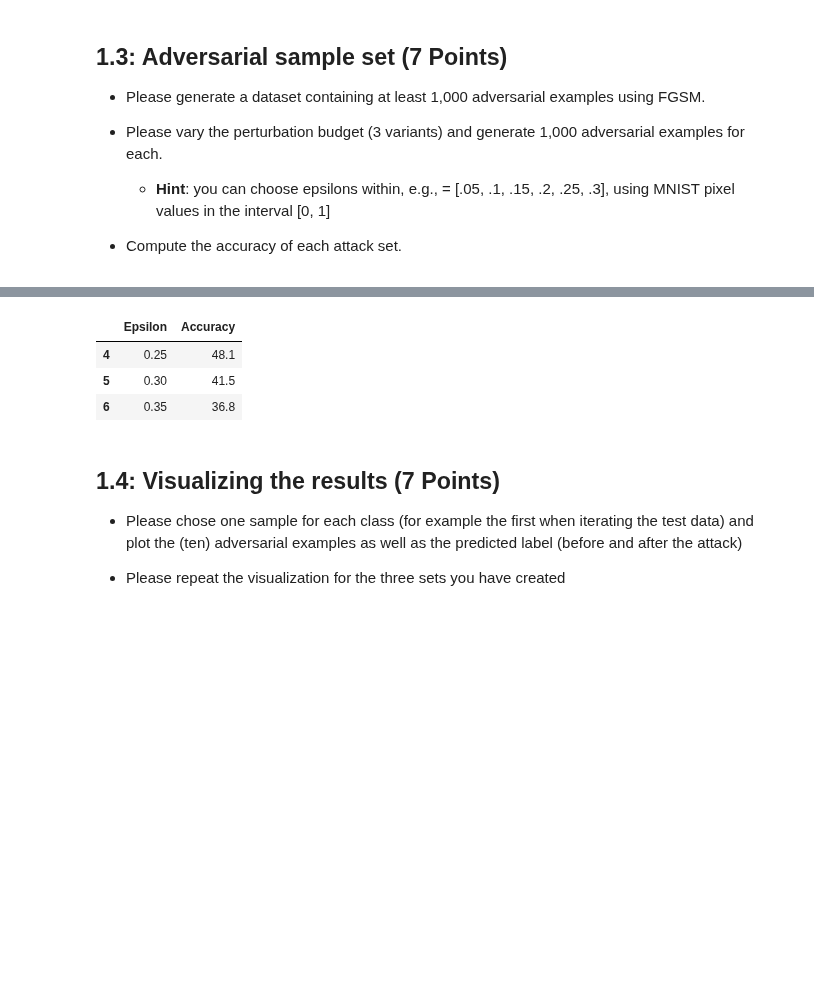
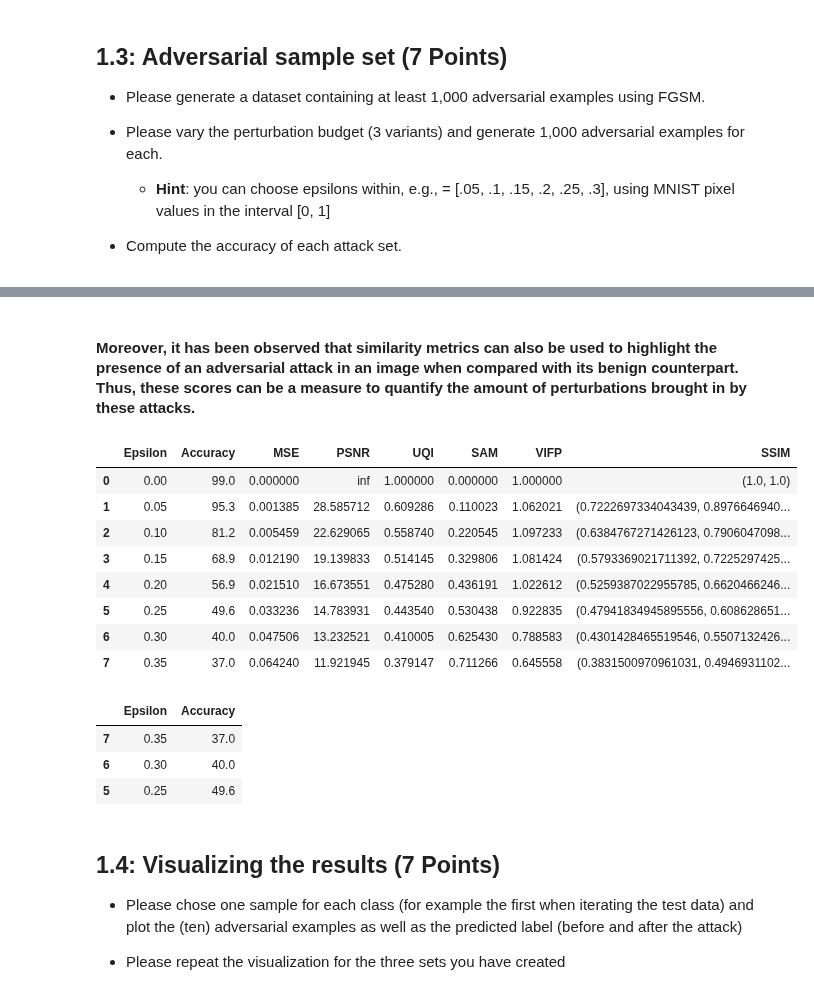
Before and after one commit to shahrukhx01/adversarial-ml-101, a Jupyter notebook: assignment2/mahnoor/2021_11_12_Task_02.ipynb.ipynb, the cells around one changed output, grey strips where cells are left out. Cells and saved outputs as stored; diff of their text form; code cells hidden in the pictures; blank space fills up the shorter version.

```diff
--- a/assignment2/mahnoor/2021_11_12_Task_02.ipynb.ipynb
+++ b/assignment2/mahnoor/2021_11_12_Task_02.ipynb.ipynb
@@ -422,11 +442,25 @@ plt.show()
+# %% [markdown]
+#### Moreover, it has been observed that similarity metrics can also be used to highlight the presence of an adversarial attack in an image when compared with its benign counterpart. Thus, these scores can be a measure to quantify the amount of perturbations brought in by these attacks.
+# %%
+variants
+# %% [output]
+|  | Epsilon | Accuracy | MSE | PSNR | UQI | SAM | VIFP | SSIM |
+| 0 | 0.00 | 99.0 | 0.000000 | inf | 1.000000 | 0.000000 | 1.000000 | (1.0, 1.0) |
+| 1 | 0.05 | 95.3 | 0.001385 | 28.585712 | 0.609286 | 0.110023 | 1.062021 | (0.7222697334043439, 0.8976646940... |
+| 2 | 0.10 | 81.2 | 0.005459 | 22.629065 | 0.558740 | 0.220545 | 1.097233 | (0.6384767271426123, 0.7906047098... |
+| 3 | 0.15 | 68.9 | 0.012190 | 19.139833 | 0.514145 | 0.329806 | 1.081424 | (0.5793369021711392, 0.7225297425... |
+| 4 | 0.20 | 56.9 | 0.021510 | 16.673551 | 0.475280 | 0.436191 | 1.022612 | (0.5259387022955785, 0.6620466246... |
+| 5 | 0.25 | 49.6 | 0.033236 | 14.783931 | 0.443540 | 0.530438 | 0.922835 | (0.47941834945895556, 0.608628651... |
+| 6 | 0.30 | 40.0 | 0.047506 | 13.232521 | 0.410005 | 0.625430 | 0.788583 | (0.4301428465519546, 0.5507132426... |
+| 7 | 0.35 | 37.0 | 0.064240 | 11.921945 | 0.379147 | 0.711266 | 0.645558 | (0.3831500970961031, 0.4946931102... |
 # %%
-fgsm_selected_sets = variants.sort_values(by='Accuracy', ascending=False).tail(3)
+fgsm_selected_sets = variants[['Epsilon', 'Accuracy']].sort_values(by='Accuracy', ascending=True).head(3)
 fgsm_selected_sets
 # %% [output]
 |  | Epsilon | Accuracy |
-| 4 | 0.25 | 48.1 |
-| 5 | 0.30 | 41.5 |
-| 6 | 0.35 | 36.8 |
+| 7 | 0.35 | 37.0 |
+| 6 | 0.30 | 40.0 |
+| 5 | 0.25 | 49.6 |
 # %% [markdown]
 ## 1.4: Visualizing the results (7 Points)
 
```
Also changed, not shown: parts of 13 cells of this notebook.
